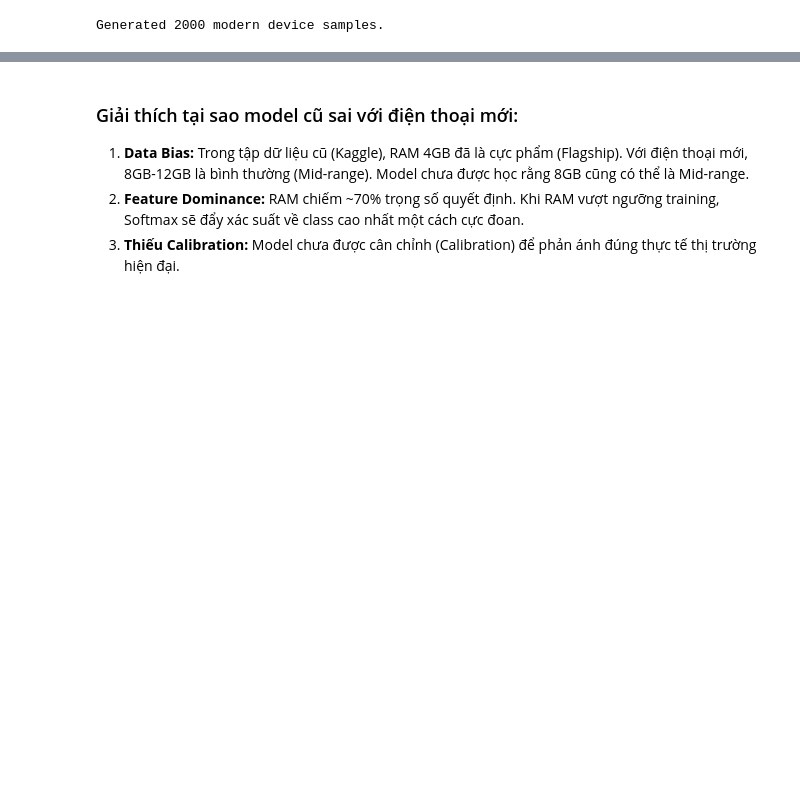
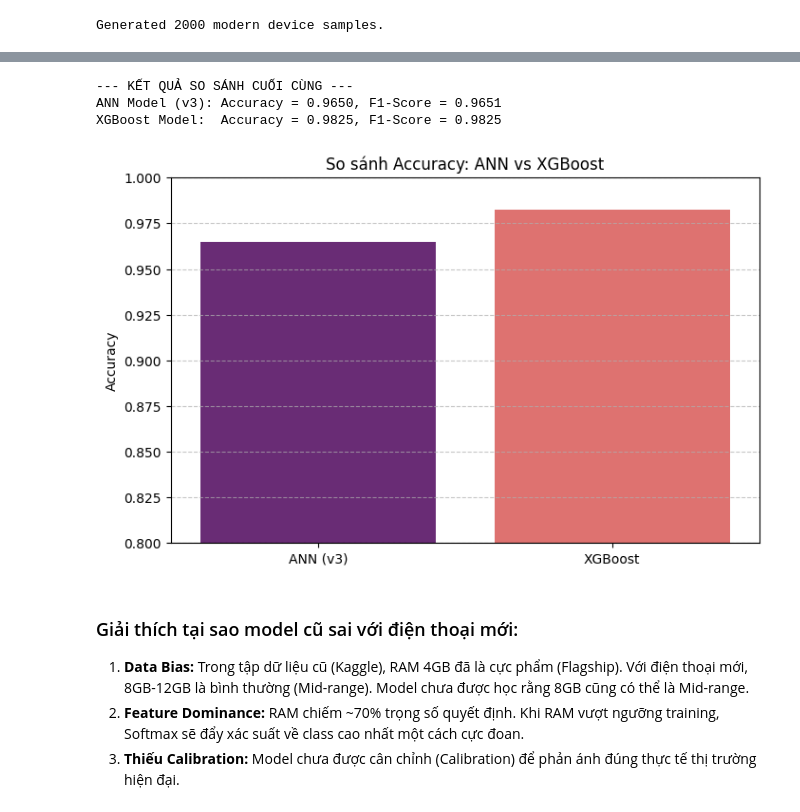
Before and after one commit to woo-jungnam/th-deep, a Jupyter notebook: phonepricepredict.ipynb, the cells around one changed output, grey strips where cells are left out. Drawn from its saved outputs; the diff is of its cells as text; code cells hidden in the pictures; blank space fills up the shorter version.

```diff
--- a/phonepricepredict.ipynb
+++ b/phonepricepredict.ipynb
@@ -89,3 +238,51 @@ Generated 2000 modern device samples.
+# %%
+from xgboost import XGBClassifier
+from sklearn.metrics import accuracy_score, f1_score
+import matplotlib.pyplot as plt
+import seaborn as sns
+
+# 1. Khởi tạo và huấn luyện XGBoost (Đã xóa parameter lỗi thời)
+xgb_model = XGBClassifier(
+    n_estimators=200,
+    learning_rate=0.1,
+    max_depth=6,
+    subsample=0.8,
+    colsample_bytree=0.8,
+    random_state=42,
+    eval_metric='mlogloss'
+)
+
+xgb_model.fit(X_train_p, y_train_p)
+
+# 2. Dự đoán
+y_pred_xgb = xgb_model.predict(X_test_p)
+
+# 3. So sánh chỉ số
+ann_acc = accuracy_score(y_test_p, y_pred_p)
+xgb_acc = accuracy_score(y_test_p, y_pred_xgb)
+ann_f1 = f1_score(y_test_p, y_pred_p, average='weighted')
+xgb_f1 = f1_score(y_test_p, y_pred_xgb, average='weighted')
+
+print("--- KẾT QUẢ SO SÁNH CUỐI CÙNG ---")
+print(f"ANN Model (v3): Accuracy = {ann_acc:.4f}, F1-Score = {ann_f1:.4f}")
+print(f"XGBoost Model:  Accuracy = {xgb_acc:.4f}, F1-Score = {xgb_f1:.4f}")
+
+# Trực quan hóa (Đã fix Seaborn warning)
+models = ['ANN (v3)', 'XGBoost']
+acc_scores = [ann_acc, xgb_acc]
+
+plt.figure(figsize=(8, 5))
+sns.barplot(x=models, y=acc_scores, hue=models, palette='magma', legend=False)
+plt.ylim(0.8, 1.0)
+plt.title('So sánh Accuracy: ANN vs XGBoost')
+plt.ylabel('Accuracy')
+plt.grid(axis='y', linestyle='--', alpha=0.7)
+plt.show()
+# %% [output]
+--- KẾT QUẢ SO SÁNH CUỐI CÙNG ---
+ANN Model (v3): Accuracy = 0.9650, F1-Score = 0.9651
+XGBoost Model:  Accuracy = 0.9825, F1-Score = 0.9825
+[figure, added]
 # %% [markdown]
 ### Giải thích tại sao model cũ sai với điện thoại mới:
 1. **Data Bias:** Trong tập dữ liệu cũ (Kaggle), RAM 4GB đã là cực phẩm (Flagship). Với điện thoại mới, 8GB-12GB là bình thường (Mid-range). Model chưa được học rằng 8GB cũng có thể là Mid-range.
```
Also changed, not shown: parts of 14 cells of this notebook.
